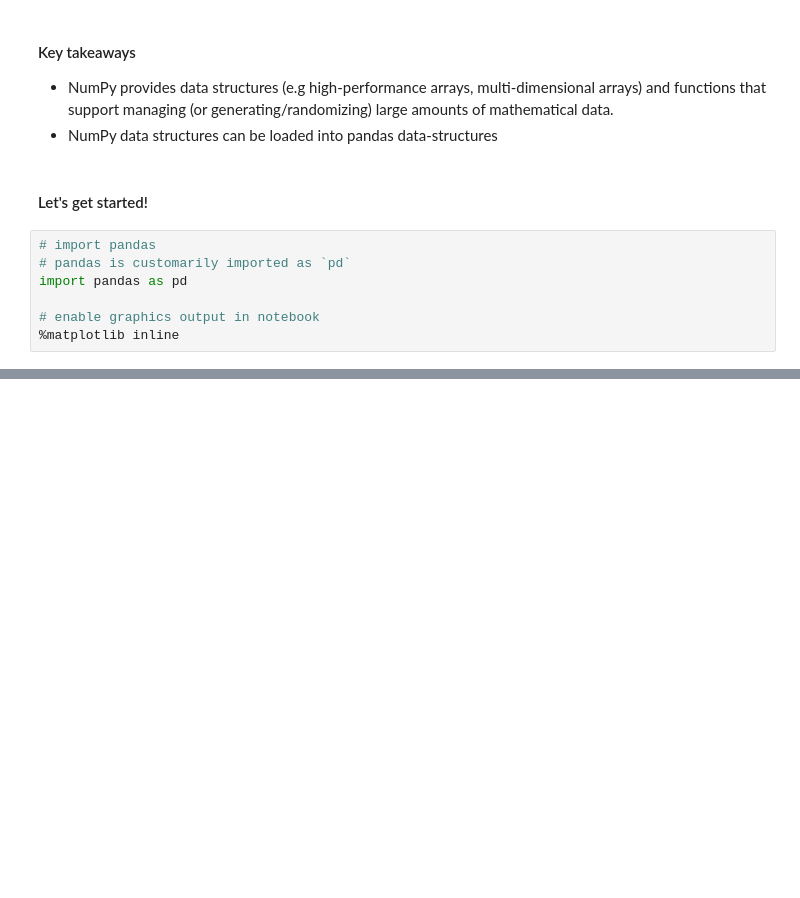
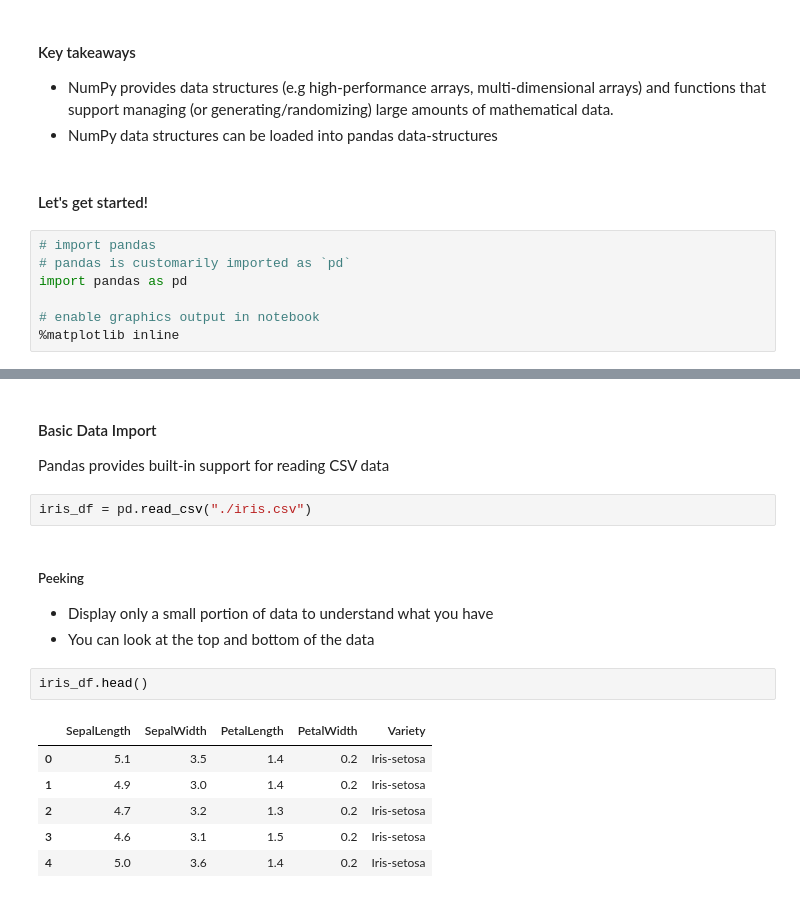
Before and after one commit to jtroe/devtech-2026, a Jupyter notebook: SeDF.ipynb, the cells around one changed output, grey strips where cells are left out. Saved outputs shown, nothing was run; the diff lists cells and outputs as text; blank space fills up the shorter version.

```diff
--- a/SeDF.ipynb
+++ b/SeDF.ipynb
@@ -83,0 +131,20 @@ import pandas as pd
+# %% [markdown]
+#### Basic Data Import
+
+Pandas provides built-in support for reading CSV data
+# %%
+iris_df = pd.read_csv("./iris.csv")
+# %% [markdown]
+##### Peeking
+
+- Display only a small portion of data to understand what you have
+- You can look at the top and bottom of the data
+# %%
+iris_df.head()
+# %% [output]
+|  | SepalLength | SepalWidth | PetalLength | PetalWidth | Variety |
+| 0 | 5.1 | 3.5 | 1.4 | 0.2 | Iris-setosa |
+| 1 | 4.9 | 3.0 | 1.4 | 0.2 | Iris-setosa |
+| 2 | 4.7 | 3.2 | 1.3 | 0.2 | Iris-setosa |
+| 3 | 4.6 | 3.1 | 1.5 | 0.2 | Iris-setosa |
+| 4 | 5.0 | 3.6 | 1.4 | 0.2 | Iris-setosa |
```
Also changed, not shown: parts of 50 cells of this notebook, 6 other files.
